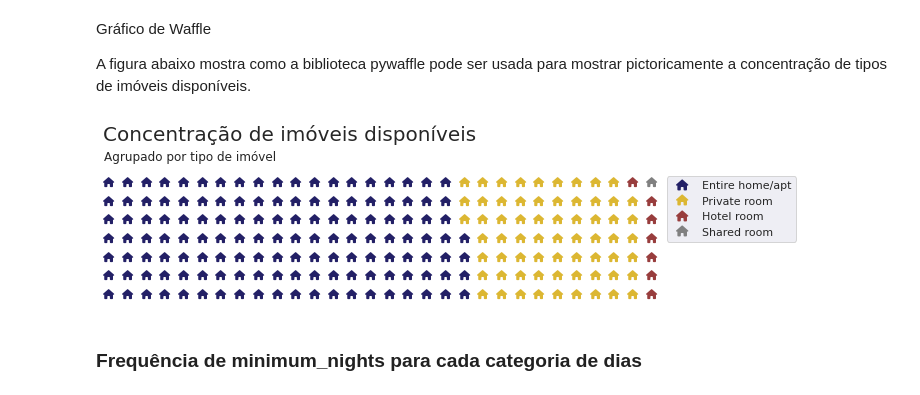
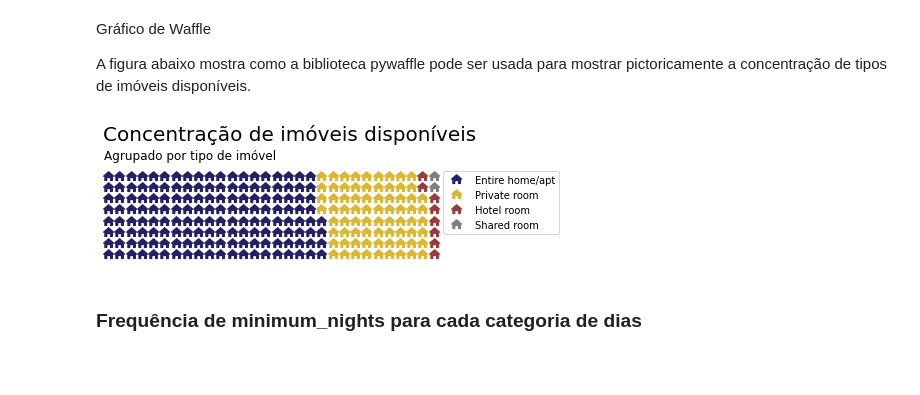
Before and after one commit to BrunoAzambuja/Airbnb_em_Roma_analise-exploratoria, a Jupyter notebook: Airbnb_em_Roma_analise_exploratoria_dos_dados.ipynb, the cells around one changed output. Cells and saved outputs as stored; diff of their text form; code cells hidden in the pictures; blank space fills up the shorter version.

```diff
--- a/Airbnb_em_Roma_analise_exploratoria_dos_dados.ipynb
+++ b/Airbnb_em_Roma_analise_exploratoria_dos_dados.ipynb
@@ -478,23 +478,23 @@ A figura abaixo mostra como a biblioteca pywaffle pode ser usada para mostrar pi
 # %%
 # extrair value counts da variavel ocorrencia_classificacao
 data_waffle = df_clean.room_type.value_counts().sort_values(ascending=False).to_dict()
 
 # plotar gráfico de waffle
 fig = plt.figure(
                 FigureClass=Waffle,
-                rows=7,
+                rows=8,
                 columns=30,
                 colors=("#232066", "#DCB732", "#983D3D", "gray"),
                 values=data_waffle, icons='house', icon_size=10,
-                legend={'loc': 'upper left', 'bbox_to_anchor': (1,1)},
+                legend={'loc': 'upper left', 'bbox_to_anchor': (1,1.05)},
                 icon_legend=True
                 )
 plt.title("Concentração de imóveis disponíveis", fontsize=20, pad=30, loc="left")
-plt.suptitle("Agrupado por tipo de imóvel", fontsize=12, x=0.126, y=0.67, ha="left")
+plt.suptitle("Agrupado por tipo de imóvel", fontsize=12, x=0.126, y=0.73, ha="left")
 fig.set_tight_layout(False)
 plt.show();
 # %% [output]
-[figure, old version]
+[figure, new version]
 # %% [markdown]
 ### **Frequência de minimum_nights para cada categoria de dias**
 # %%
```
Also changed, not shown: parts of 15 cells of this notebook.
